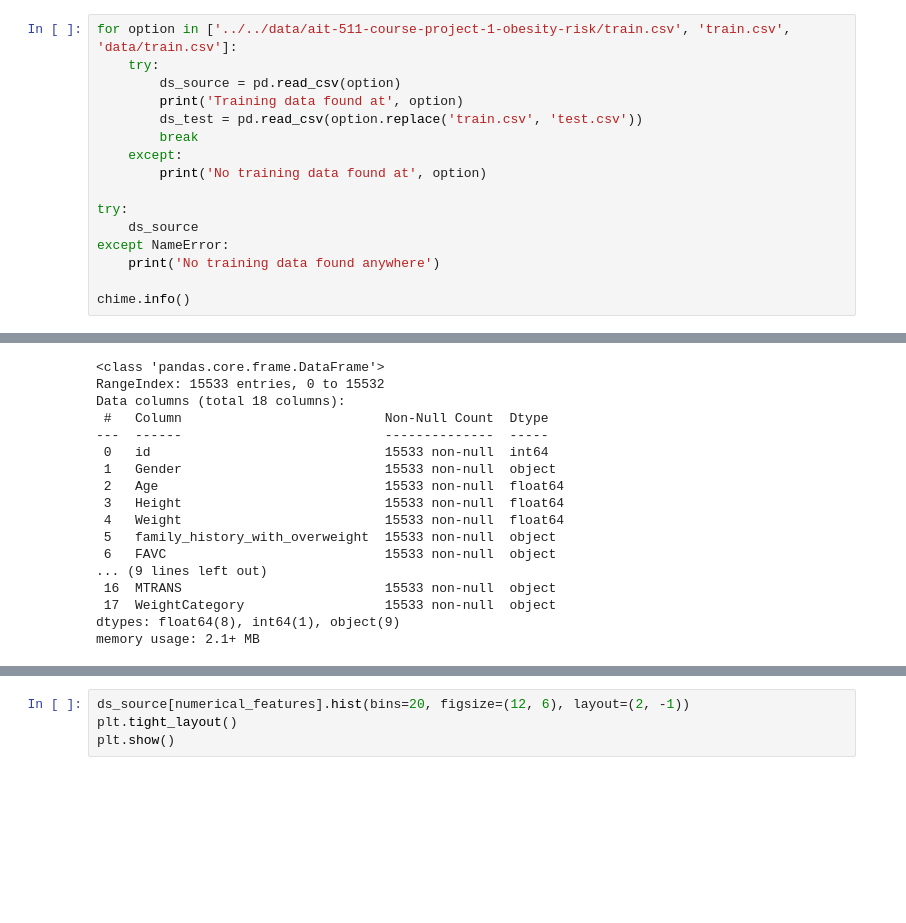
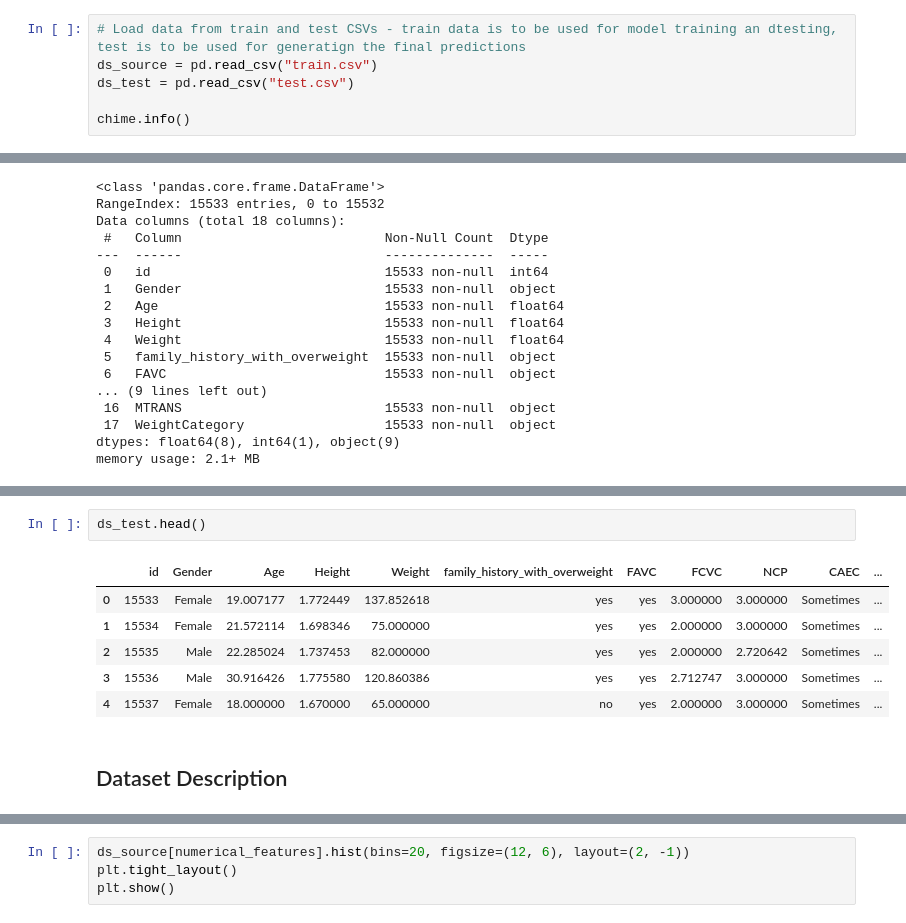
Before and after one commit to SHREYA-1103/Obesity-risk-analysis, a Jupyter notebook: ml_model_analysis.ipynb, the cells around one changed output, grey strips where cells are left out. Drawn from its saved outputs; the diff is of its cells as text; blank space fills up the shorter version.

```diff
--- a/ml_model_analysis.ipynb
+++ b/ml_model_analysis.ipynb
@@ -81,16 +63,6 @@ chime.info()
 # %%
-for option in ['../../data/ait-511-course-project-1-obesity-risk/train.csv', 'train.csv', 'data/train.csv']:
-    try:
-        ds_source = pd.read_csv(option)
-        print('Training data found at', option)
-        ds_test = pd.read_csv(option.replace('train.csv', 'test.csv'))
-        break
-    except:
-        print('No training data found at', option)
-
-try:
-    ds_source
-except NameError:
-    print('No training data found anywhere')
+# Load data from train and test CSVs - train data is to be used for model training an dtesting, test is to be used for generatign the final predictions
+ds_source = pd.read_csv("train.csv")
+ds_test = pd.read_csv("test.csv")
 
 chime.info()
@@ -132 +126,12 @@ ds_source.head(5)
+# %%
+ds_test.head()
+# %% [output]
+|  | id | Gender | Age | Height | Weight | family_history_with_overweight | FAVC | FCVC | NCP | CAEC | ... |
+| 0 | 15533 | Female | 19.007177 | 1.772449 | 137.852618 | yes | yes | 3.000000 | 3.000000 | Sometimes | ... |
+| 1 | 15534 | Female | 21.572114 | 1.698346 | 75.000000 | yes | yes | 2.000000 | 3.000000 | Sometimes | ... |
+| 2 | 15535 | Male | 22.285024 | 1.737453 | 82.000000 | yes | yes | 2.000000 | 2.720642 | Sometimes | ... |
+| 3 | 15536 | Male | 30.916426 | 1.775580 | 120.860386 | yes | yes | 2.712747 | 3.000000 | Sometimes | ... |
+| 4 | 15537 | Female | 18.000000 | 1.670000 | 65.000000 | no | yes | 2.000000 | 3.000000 | Sometimes | ... |
+# %% [markdown]
+## Dataset Description
 # %%
```
Also changed, not shown: parts of 16 cells of this notebook, 2 other files.
